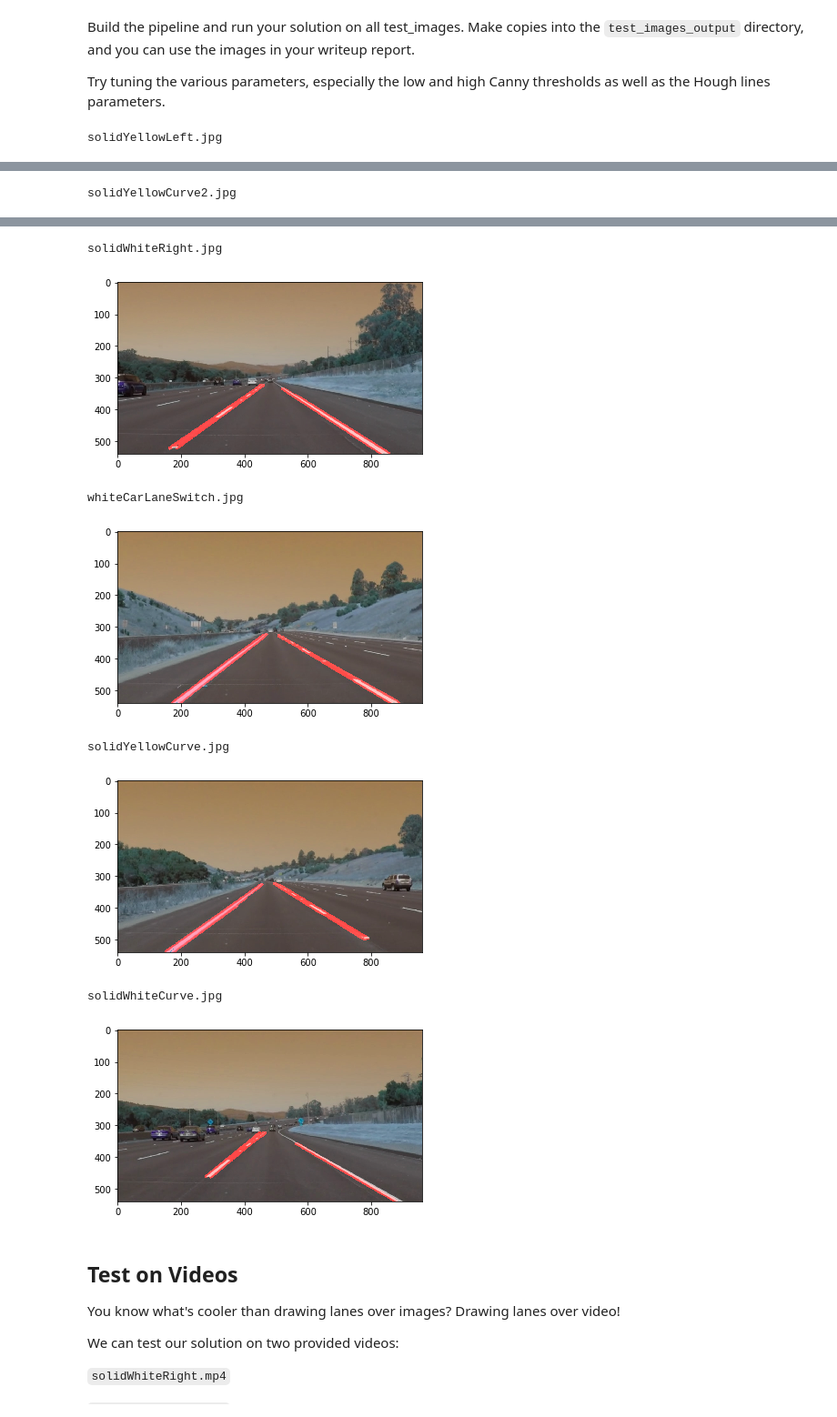
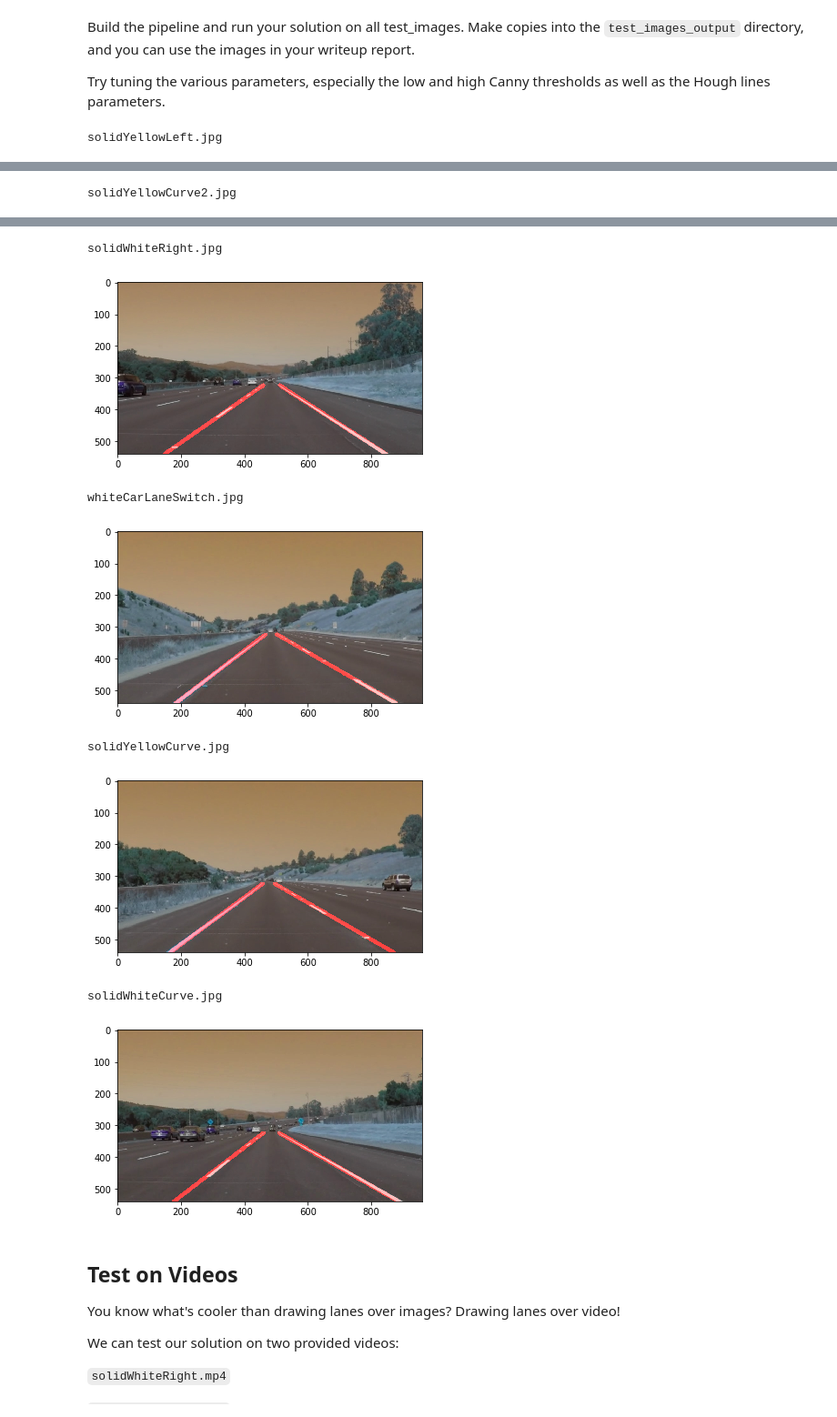
Before and after one commit to rkopec91/Lane_Line_Finder, a Jupyter notebook: P1.ipynb, the cells around one changed output, grey strips where cells are left out. Shown: that part at 91% size. Saved outputs shown, nothing was run; the diff lists cells and outputs as text; code cells hidden in the pictures.

Commit message:
Update draw_line and add write-up

```diff
--- a/P1.ipynb
+++ b/P1.ipynb
@@ -196,21 +245,38 @@ Try tuning the various parameters, especially the low and high Canny thresholds
 # %%
 # TODO: Build your pipeline that will draw lane lines on the test_images
 # then save them to the test_images_output directory.
-def pipeline(image):
+
+def pipeline(image, save):
     height, width, _ = image.shape
+
     gray = grayscale(image)
+
     gaussian = gaussian_blur(gray,3)
-    canny_image = canny(gaussian, 40,200)
+
+    canny_image = canny(gaussian, 50,150)
+
     vertices = np.array([[(130,height),(450, int(height*0.6)), (500, int(height*0.6)), (900,height)]], dtype=np.int32)
     region = region_of_interest(canny_image, vertices)
-    hough_line = hough_lines(region, rho=1 ,theta=np.pi/180, threshold=20, min_line_len=100, max_line_gap=170)
+
+    hough_line = hough_lines(region, rho=1 ,theta=np.pi/60, threshold=20, min_line_len=30, max_line_gap=15)
+
     final_image = weighted_img(hough_line, image)
+
+    if save:
+        cv2.imwrite(os.path.join('test_output','original.jpg'),image)
+        cv2.imwrite(os.path.join('test_output','gray.jpg'),gray)
+        cv2.imwrite(os.path.join('test_output','gaussian.jpg'),gaussian)
+        cv2.imwrite(os.path.join('test_output','canny.jpg'),canny_image)
+        cv2.imwrite(os.path.join('test_output','region.jpg'),region)
+        cv2.imwrite(os.path.join('test_output','hough.jpg'),hough_line)
+        cv2.imwrite(os.path.join('test_output','final.jpg'),final_image)
+
     return final_image
 # %%
 for img in os.listdir('test_images/'):
     print(img)
     image = cv2.imread(f'test_images/{img}')
-    output = pipeline(image)
+    output = pipeline(image, True)
     plt.imshow(output)
     plt.show()
 # %% [output]
@@ -221,11 +287,11 @@ solidYellowCurve2.jpg
 solidWhiteRight.jpg
-[figure, old version]
+[figure, new version]
 whiteCarLaneSwitch.jpg
 [figure]
 solidYellowCurve.jpg
-[figure, old version]
+[figure, new version]
 solidWhiteCurve.jpg
-[figure, old version]
+[figure, new version]
 # %% [markdown]
 ## Test on Videos
 
```
Also changed, not shown: parts of 8 cells of this notebook, 14 other files.
